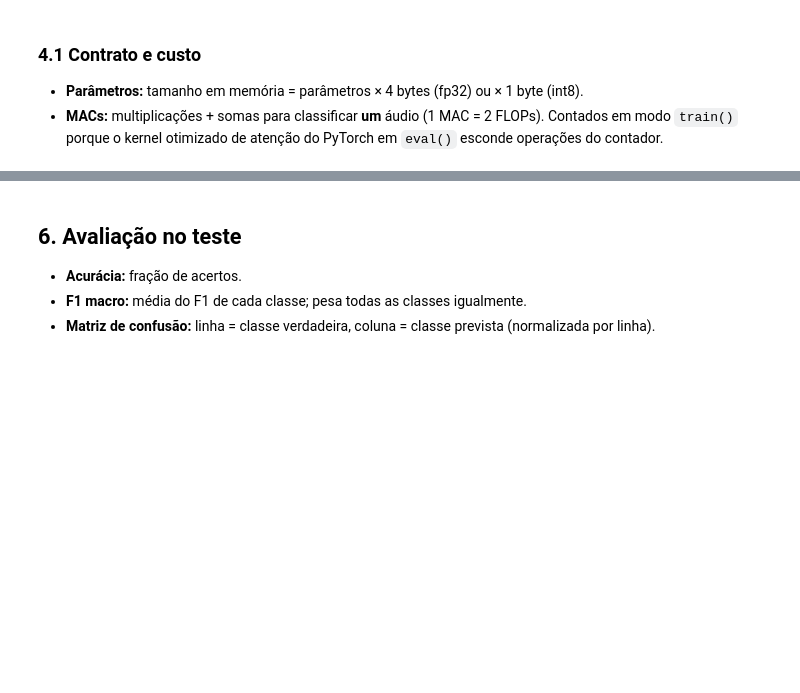
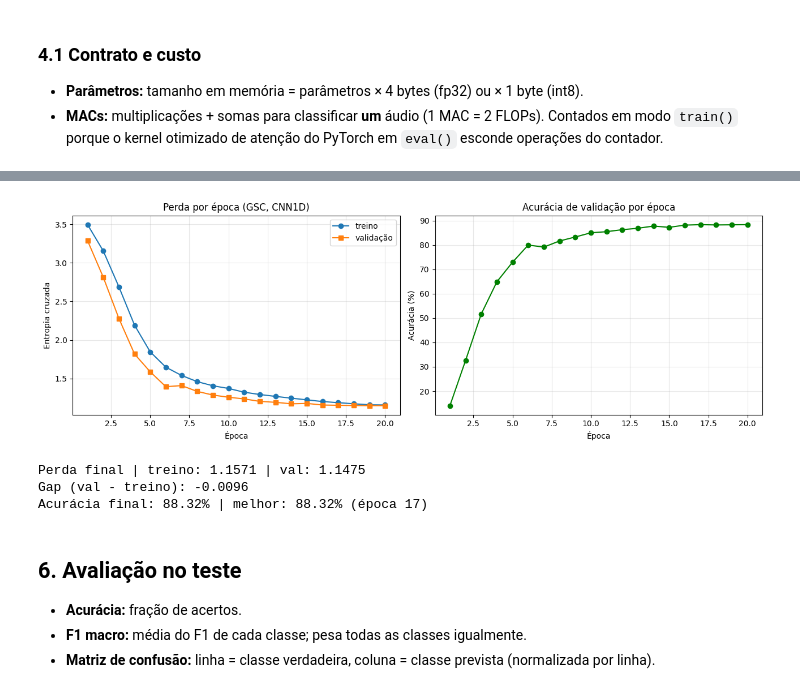
Before and after one commit to gpeuzinCosta/kws-borda, a Jupyter notebook: notebooks/experimentos/playground_cnn1d_guilherme.ipynb, the cells around one changed output, grey strips where cells are left out. Drawn from its saved outputs; the diff is of its cells as text; code cells hidden in the pictures; blank space fills up the shorter version.

```diff
--- a/notebooks/experimentos/playground_cnn1d_guilherme.ipynb
+++ b/notebooks/experimentos/playground_cnn1d_guilherme.ipynb
@@ -450,0 +806,16 @@ plt.show()
+# %%
+modelo = CNN1D(n_classes=len(CLASSES_GSC), n_mfcc=hyperparameters['n_mfcc'],
+               n_frames=N_FRAMES, canais=hyperparameters['canais']).to(device)
+optimizer = torch.optim.AdamW(modelo.parameters(), lr=hyperparameters['learning_rate'],
+                              weight_decay=hyperparameters['weight_decay'])
+
+xb, yb = next(iter(train_dl))
+um_batch = [(xb, yb)]    #uma lista com um batch serve de dataloader: o for só precisa de algo iterável
+
+for passo in range(1, 51):
+    perda = treinar_uma_epoca(modelo, um_batch, criterion, device, optimizer)
+    if passo % 10 == 0 or passo == 1:
+        print(f'passo {passo:2d} | perda: {perda:.4f}')
+
+perda_um_batch, acc_um_batch = validar_uma_epoca(modelo, um_batch, criterion, device)
+print(f'no mesmo batch | perda: {perda_um_batch:.4f} | acurácia: {acc_um_batch*100:.1f}%')
@@ -450,0 +894,3 @@ plt.show()
+# %%
+#Treino do baseline
+model_base, hist_base, dm_base = rodar_experimento(hyperparameters, dados, nome='baseline')
@@ -451,3 +915,28 @@ plt.show()
+# %%
+eixo_x = range(1, len(hist_base['acc']) + 1)
+fig, axes = plt.subplots(1, 2, figsize=(13, 4.5))
+
+axes[0].plot(eixo_x, hist_base['treino'], marker='o', label='treino')
+axes[0].plot(eixo_x, hist_base['val'], marker='s', label='validação')
+axes[0].set_title('Perda por época (GSC, CNN1D)')
+axes[0].set_xlabel('Época'); axes[0].set_ylabel('Entropia cruzada')
+axes[0].legend(); axes[0].grid(True, alpha=0.3)
+
+axes[1].plot(eixo_x, [a * 100 for a in hist_base['acc']], marker='o', color='green')
+axes[1].set_title('Acurácia de validação por época')
+axes[1].set_xlabel('Época'); axes[1].set_ylabel('Acurácia (%)')
+axes[1].grid(True, alpha=0.3)
+
+plt.tight_layout(); plt.show()
+
+print(f'Perda final | treino: {hist_base["treino"][-1]:.4f} | val: {hist_base["val"][-1]:.4f}')
+print(f'Gap (val - treino): {hist_base["gap"]:+.4f}')
+print(f'Acurácia final: {hist_base["acc_final"]*100:.2f}% | melhor: {hist_base["melhor_acc"]*100:.2f}% (época {hist_base["melhor_epoca"]})')
+# %% [output]
+[figure, added]
+Perda final | treino: 1.1571 | val: 1.1475
+Gap (val - treino): -0.0096
+Acurácia final: 88.32% | melhor: 88.32% (época 17)
 # %% [markdown]
 ## 6. Avaliação no teste
 
```
Also changed, not shown: parts of 77 cells of this notebook.
